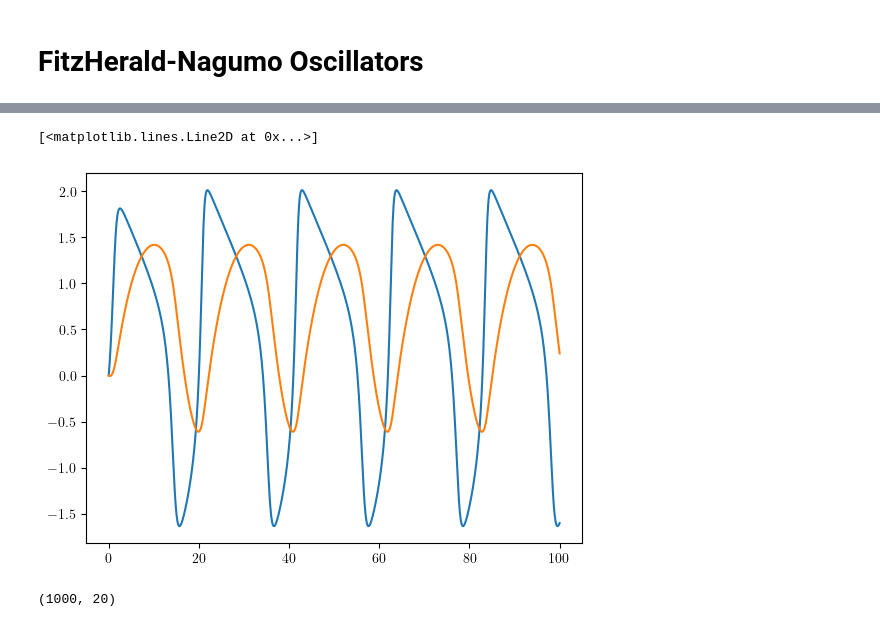
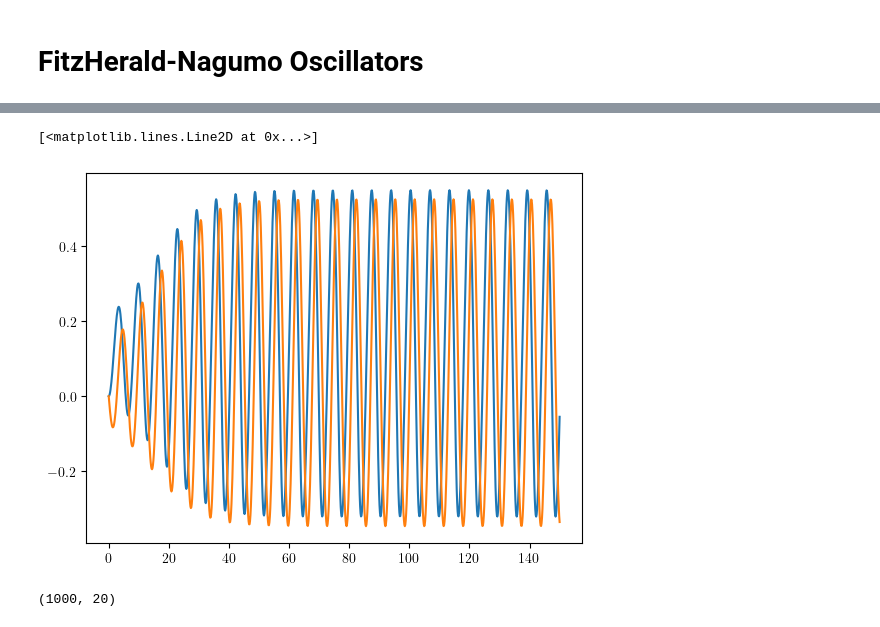
Before and after one commit to akshaysanjeevk/FHN-Relaxed-Oscillators, a Jupyter notebook: FHNs.ipynb, the cells around one changed output, grey strips where cells are left out. Cells and saved outputs as stored; diff of their text form; code cells hidden in the pictures.

```diff
--- a/FHNs.ipynb
+++ b/FHNs.ipynb
@@ -11,20 +39,21 @@ plt.rcParams['text.usetex'] = True
 # %%
 %run FHN_functions.py
-eps = .2  # Recovery rate
+e = .2  # Recovery rate
 a = -.2         # Resting state parameter
 b = .5       # Adaptation parameter
-I = .6         # External stimulus
+# I = .6         # External stimulus
+k= 5
 state0= [0.0, 0.0]
-t= np.linspace(0, 100, 1000)
-solution = spy.odeint(FHN_1, state0, t, args=(eps, a, b, I))
+t= np.linspace(0, 150, 1000)
+solution = spy.odeint(FHN, state0, t, args=(e, a, b, k))
 
 u, v = solution.T
 
-plt.plot(t, u)
-plt.plot(t, v)
+plt.plot(t, u, )
+plt.plot(t, v, )
 # %% [output]
 [<matplotlib.lines.Line2D at 0x...>]
-[figure, old version]
+[figure, new version]
 # %%
 #Parameter sets with various behaviour
 
```
Also changed, not shown: parts of 3 cells of this notebook, 3 other files.
